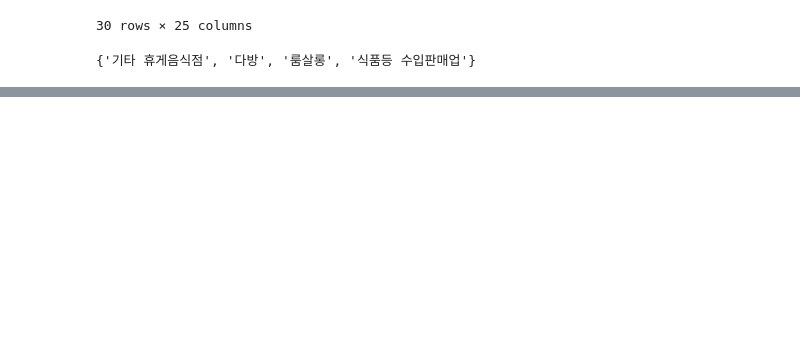
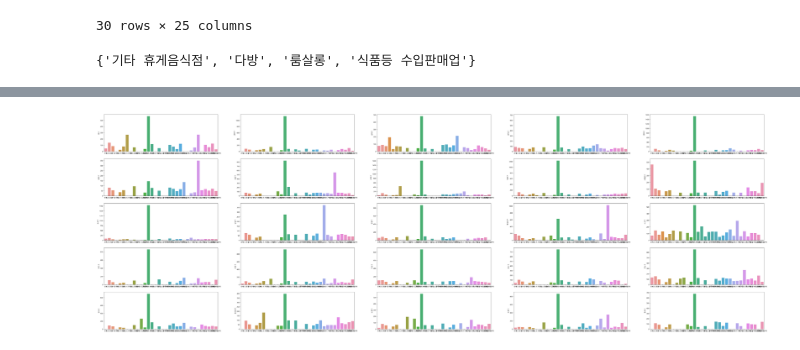
Before and after one commit to wrp21/-, a Jupyter notebook: dataAnalysis/dataAnalysis.ipynb, the cells around one changed output, grey strips where cells are left out. Saved outputs shown, nothing was run; the diff lists cells and outputs as text; code cells hidden in the pictures; blank space fills up the shorter version.

```diff
--- a/dataAnalysis/dataAnalysis.ipynb
+++ b/dataAnalysis/dataAnalysis.ipynb
@@ -539,0 +650,11 @@ closed_group.to_csv('closed_group')
+# %%
+a = 1
+plt.figure(figsize = (75, 25))
+for r in seoul_regions:
+    plt.subplot(5,5,a)
+    sns.barplot(x = categories, y = closed_width_categories_avg[r])
+    a += 1
+
+# 업종별 폐업한 각 지역 내 사업장 소재지면적의 평균치를 지역별로 시각화
+# %% [output]
+[figure, added]
```
Also changed, not shown: parts of 11 cells of this notebook.
